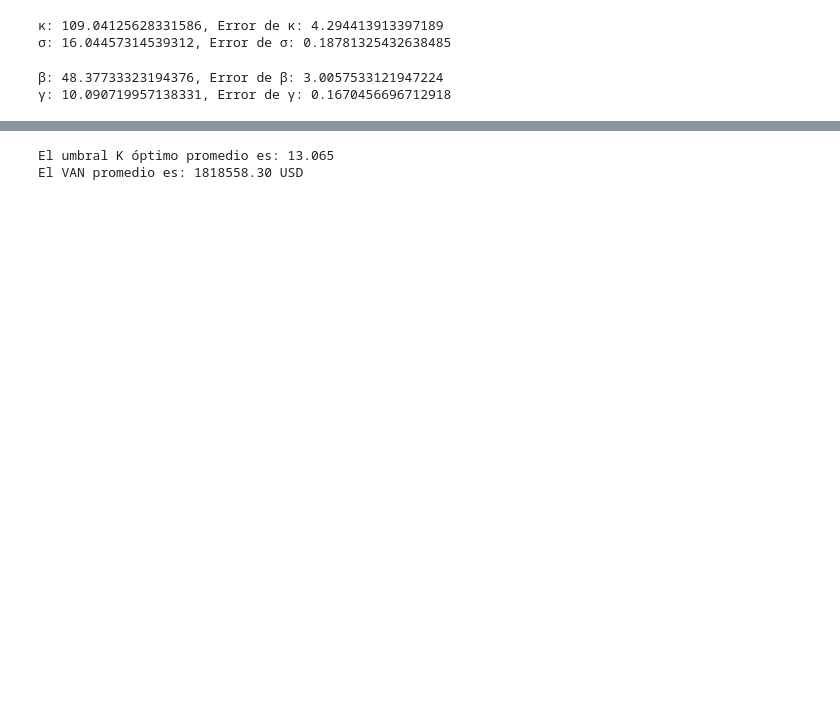
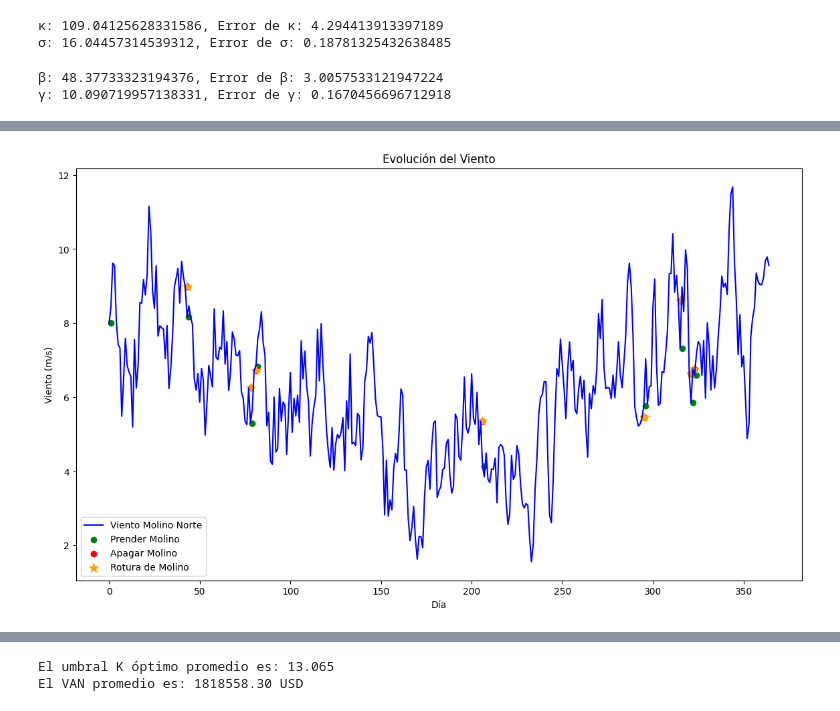
Before and after one commit to mrgimenezcosta/TP1_ACN, a Jupyter notebook: v2TP1ACN.ipynb, the cells around one changed output, grey strips where cells are left out. Drawn from its saved outputs; the diff is of its cells as text; code cells hidden in the pictures; blank space fills up the shorter version.

```diff
--- a/v2TP1ACN.ipynb
+++ b/v2TP1ACN.ipynb
@@ -330,0 +346,25 @@ VAN del Molino Sur: 677011.65 USD
+# %%
+# Gráfico de la evolución del viento con roturas
+plt.figure(figsize=(14, 8))
+plt.plot(viento_norte,label='Viento Molino Norte', color='blue')
+# Añadir puntos en los días en que se prendió el molino
+dias_con_molino_norte = [i + 1 for i in range(len(encendidos_norte)) if encendidos_norte[i] == 1]
+viento_con_encendidos_norte = [viento_norte[i] for i in range(len(encendidos_norte)) if encendidos_norte[i] == 1]
+# Añadir puntos en los días en que se apagó el molino
+dias_apagado_norte = [i + 1 for i in range(len(apagados_norte)) if apagados_norte[i] == 1]
+viento_con_apagados_norte = [viento_norte[i] for i in range(len(apagados_norte)) if apagados_norte[i] == 1]
+# Añadir puntos en los días en que se rompió el molino
+dias_rotura_norte = [i + 1 for i in range(len(roturas_norte)) if roturas_norte[i] == 1]
+viento_con_roturas_norte = [viento_norte[i] for i in range(len(roturas_norte)) if roturas_norte[i] == 1]
+
+
+plt.scatter(dias_con_molino_norte, viento_con_encendidos_norte, color='green', label='Prender Molino')
+plt.scatter(dias_apagado_norte, viento_con_apagados_norte, color='red', label='Apagar Molino')
+plt.scatter(dias_rotura_norte, viento_con_roturas_norte, color='orange', label='Rotura de Molino', marker='*',s=100)
+plt.title('Evolución del Viento')
+plt.xlabel('Día')
+plt.ylabel('Viento (m/s)')
+plt.legend()
+plt.show()
+# %% [output]
+[figure, added]
```
Also changed, not shown: parts of 22 cells of this notebook.
